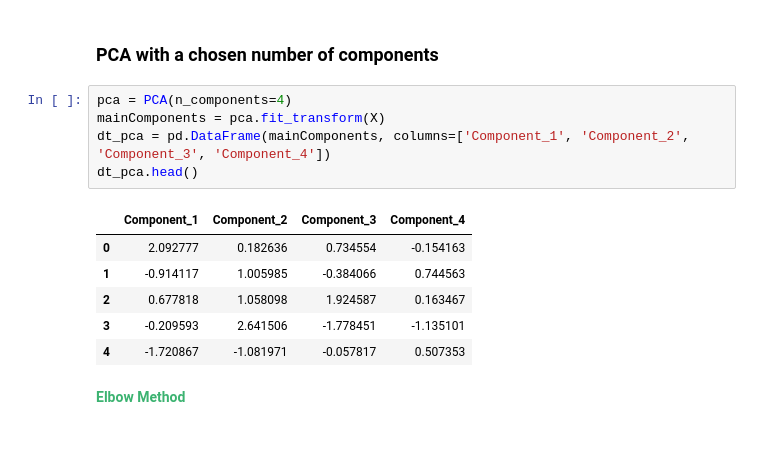
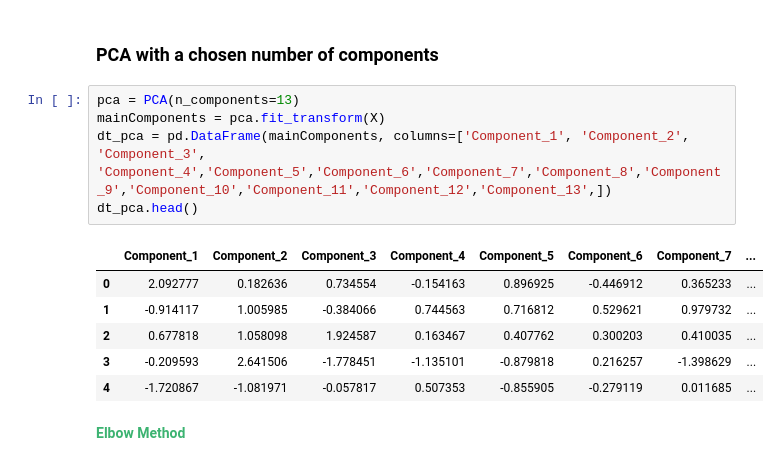
Before and after one commit to a18851/IA_G09, a Jupyter notebook: Unsupersived Learning/Clustering/solution_notebook_withPCA.ipynb, the cells around one changed output. Drawn from its saved outputs; the diff is of its cells as text.

```diff
--- a/Unsupersived Learning/Clustering/solution_notebook2.ipynb
+++ b/Unsupersived Learning/Clustering/solution_notebook_withPCA.ipynb
@@ -410,17 +420,17 @@ dt_p.head()
 # %% [markdown]
 ### PCA with a chosen number of components
 # %%
-pca = PCA(n_components=4)
+pca = PCA(n_components=13)
 mainComponents = pca.fit_transform(X)
-dt_pca = pd.DataFrame(mainComponents, columns=['Component_1', 'Component_2', 'Component_3', 'Component_4'])
+dt_pca = pd.DataFrame(mainComponents, columns=['Component_1', 'Component_2', 'Component_3', 'Component_4','Component_5','Component_6','Component_7','Component_8','Component_9','Component_10','Component_11','Component_12','Component_13',])
 dt_pca.head()
 # %% [output]
-|  | Component_1 | Component_2 | Component_3 | Component_4 |
-| 0 | 2.092777 | 0.182636 | 0.734554 | -0.154163 |
-| 1 | -0.914117 | 1.005985 | -0.384066 | 0.744563 |
-| 2 | 0.677818 | 1.058098 | 1.924587 | 0.163467 |
-| 3 | -0.209593 | 2.641506 | -1.778451 | -1.135101 |
-| 4 | -1.720867 | -1.081971 | -0.057817 | 0.507353 |
+|  | Component_1 | Component_2 | Component_3 | Component_4 | Component_5 | Component_6 | Component_7 | ... |
+| 0 | 2.092777 | 0.182636 | 0.734554 | -0.154163 | 0.896925 | -0.446912 | 0.365233 | ... |
+| 1 | -0.914117 | 1.005985 | -0.384066 | 0.744563 | 0.716812 | 0.529621 | 0.979732 | ... |
+| 2 | 0.677818 | 1.058098 | 1.924587 | 0.163467 | 0.407762 | 0.300203 | 0.410035 | ... |
+| 3 | -0.209593 | 2.641506 | -1.778451 | -1.135101 | -0.879818 | 0.216257 | -1.398629 | ... |
+| 4 | -1.720867 | -1.081971 | -0.057817 | 0.507353 | -0.855905 | -0.279119 | 0.011685 | ... |
 # %% [markdown]
 **<font color='#3CB371'>Elbow Method</font>**
 # %%
```
Also changed, not shown: parts of 13 cells of this notebook, 1 other file.
